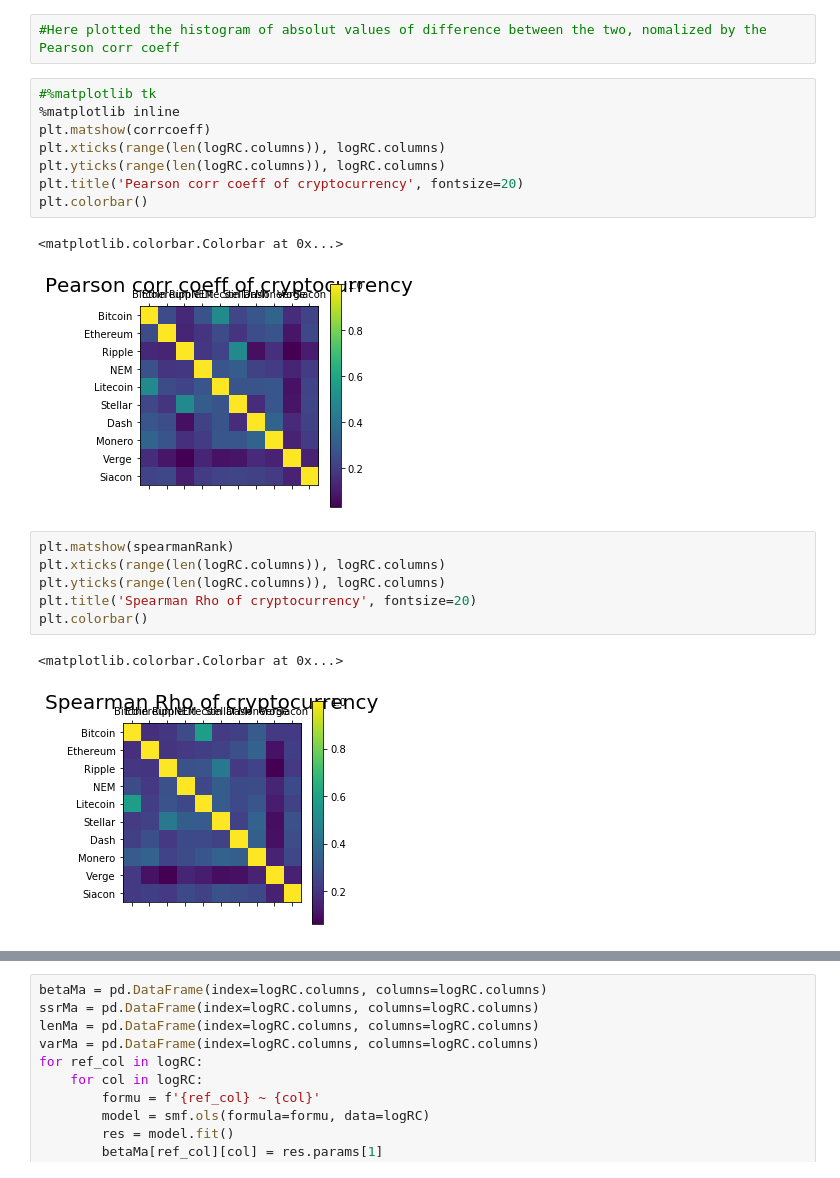
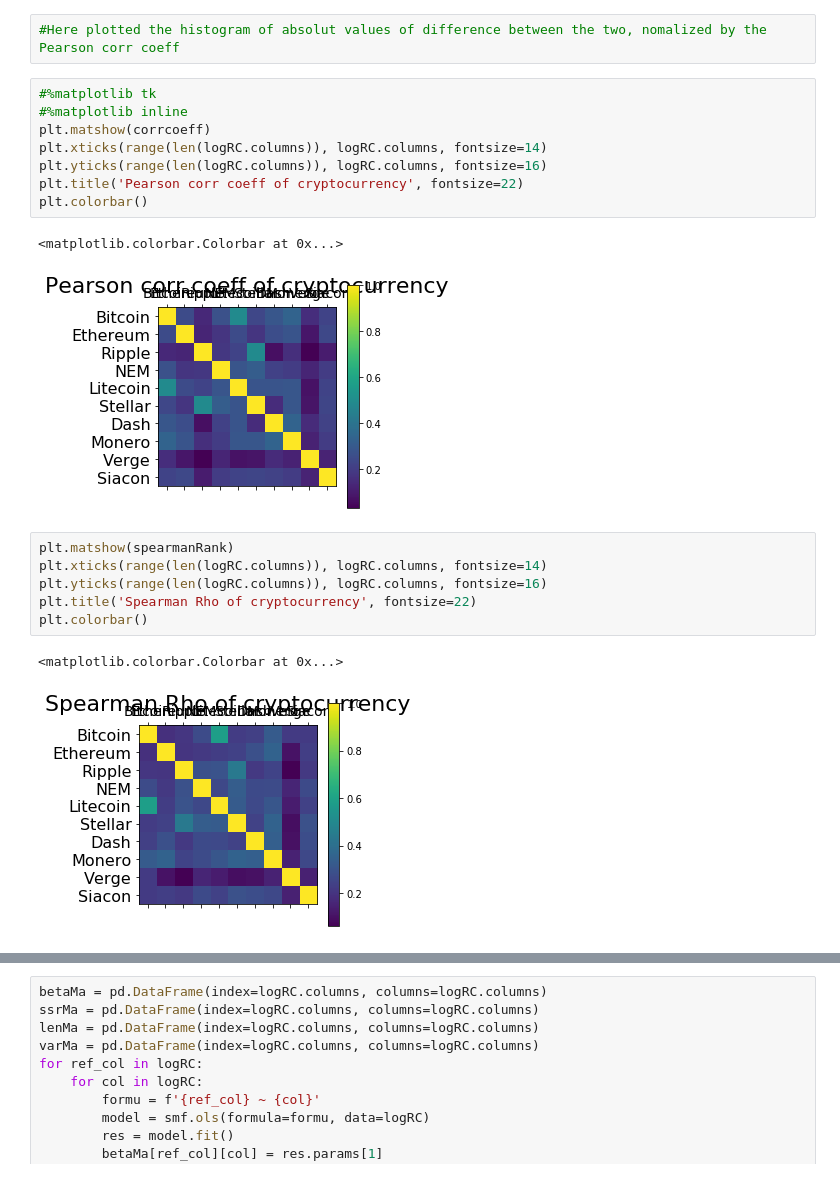
Before and after one commit to linsallyzhao/notebooks, a Jupyter notebook: FDS_assignment2/assignment2_part3.ipynb, the cells around one changed output, grey strips where cells are left out. Drawn from its saved outputs; the diff is of its cells as text.

```diff
--- a/FDS_assignment2/assignment2_part3.ipynb
+++ b/FDS_assignment2/assignment2_part3.ipynb
@@ -98,23 +114,23 @@ fig = diff.hist(bins=25, figsize = (15, 5), sharex=True, sharey=True)
 #Here plotted the histogram of absolut values of difference between the two, nomalized by the Pearson corr coeff
 # %%
 #%matplotlib tk
-%matplotlib inline
+#%matplotlib inline
 plt.matshow(corrcoeff)
-plt.xticks(range(len(logRC.columns)), logRC.columns)
-plt.yticks(range(len(logRC.columns)), logRC.columns)
-plt.title('Pearson corr coeff of cryptocurrency', fontsize=20)
+plt.xticks(range(len(logRC.columns)), logRC.columns, fontsize=14)
+plt.yticks(range(len(logRC.columns)), logRC.columns, fontsize=16)
+plt.title('Pearson corr coeff of cryptocurrency', fontsize=22)
 plt.colorbar()
 # %% [output]
 <matplotlib.colorbar.Colorbar at 0x...>
-[figure, old version]
+[figure, new version]
 # %%
 plt.matshow(spearmanRank)
-plt.xticks(range(len(logRC.columns)), logRC.columns)
-plt.yticks(range(len(logRC.columns)), logRC.columns)
-plt.title('Spearman Rho of cryptocurrency', fontsize=20)
+plt.xticks(range(len(logRC.columns)), logRC.columns, fontsize=14)
+plt.yticks(range(len(logRC.columns)), logRC.columns, fontsize=16)
+plt.title('Spearman Rho of cryptocurrency', fontsize=22)
 plt.colorbar()
 # %% [output]
 <matplotlib.colorbar.Colorbar at 0x...>
-[figure, old version]
+[figure, new version]
 # %%
 plt.matshow(KenTau)
```
Also changed, not shown: parts of 28 cells of this notebook.
